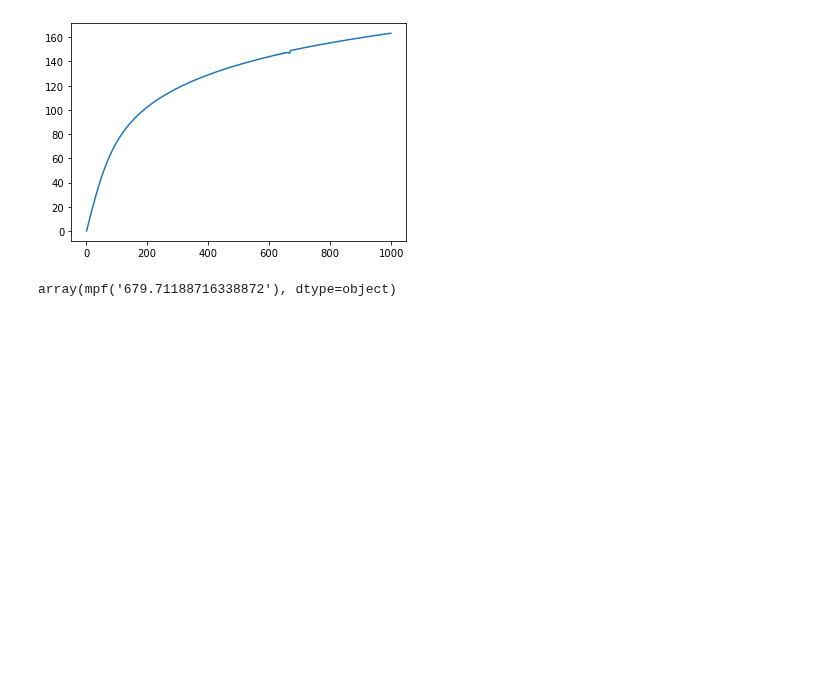
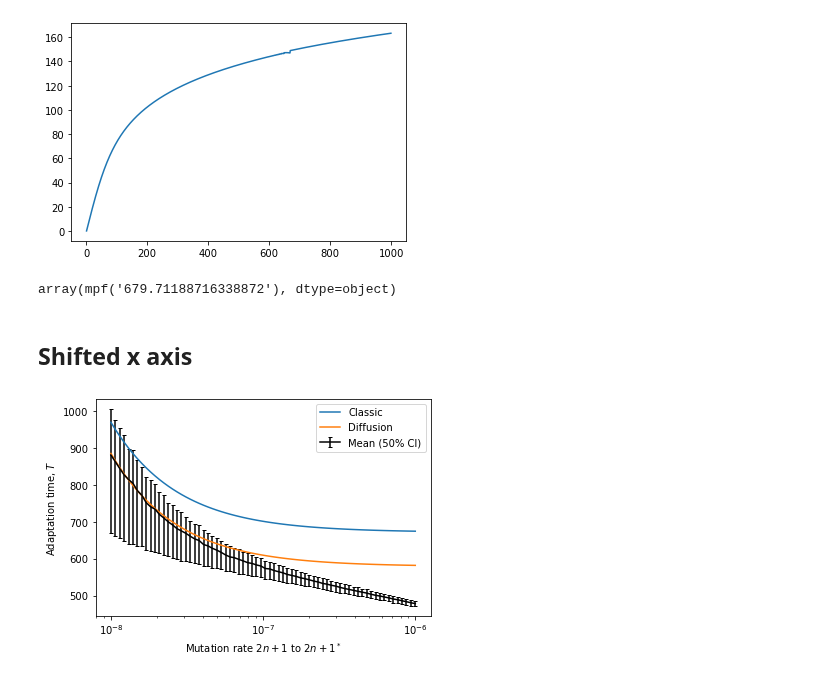
Before and after one commit to yoavram-lab/Heatrisomy, a Jupyter notebook: notebooks_mp/no aneuploidy.ipynb, the cells around one changed output. Cells and saved outputs as stored; diff of their text form; code cells hidden in the pictures; blank space fills up the shorter version.

```diff
--- a/notebooks_mp/no aneuploidy.ipynb
+++ b/notebooks_mp/no aneuploidy.ipynb
@@ -272,3 +272,33 @@ plt.plot(n,τ_kimura(1e8, w_euwt, w_eumt, x=0.95, y=1/1e8)-τ_kimura(1e8, w_euwt
 τ_kimura(1e8, w_euwt, w_eumt, x=0.95, y=1/1e8)
 # %% [output]
 array(mpf('679.71188716338872'), dtype=object)
+# %% [markdown]
+## Shifted x axis
+# %%
+μm68, msim_noaneuμ68_manu=np.load('msim_noaneuμ68_manu.npy',allow_pickle=True)
+μm68= μm68.astype('float64')
+
+msim_noaneuμ68_manu=np.array([x for x in msim_noaneuμ68_manu[0]])
+# %%
+N, μ, δ, w_euwt, w_anwt, w_anmt, w_eumt = 6e6, μm68, 0, 1, 1.021,1.025, 1.028
+# %%
+T__ = T(N, μ, μ, 0, w_euwt, w_anwt, w_anmt, w_eumt) #, x_0=35*μ)
+T_ = T_kimura(N, μ, μ, 0, w_euwt, w_anwt, w_anmt, w_eumt) #, x_0=35*μ)
+# %%
+mean = np.mean(msim_noaneuμ68_manu, axis=1)
+low = np.percentile(msim_noaneuμ68_manu, 25, axis=1)
+high = np.percentile(msim_noaneuμ68_manu, 75, axis=1)
+plt.errorbar(μ, mean, [mean-low, high-mean], color='k', capsize=2, label='Mean (50% CI)')
+
+plt.plot(μ, T__, label='Classic')
+plt.plot(μ, T_, label='Diffusion')
+
+plt.xscale('log')
+#plt.yscale('log')
+#plt.xlim([1e-8,1e-7])
+#plt.ylim([530,1000])
+plt.xlabel("Mutation rate $2n+1$ to $2n+1^*$")
+plt.ylabel('Adaptation time, $T$')
+plt.legend();
+# %% [output]
+[figure, added]
```
Also changed, not shown: parts of 2 cells of this notebook, 9 other files.
